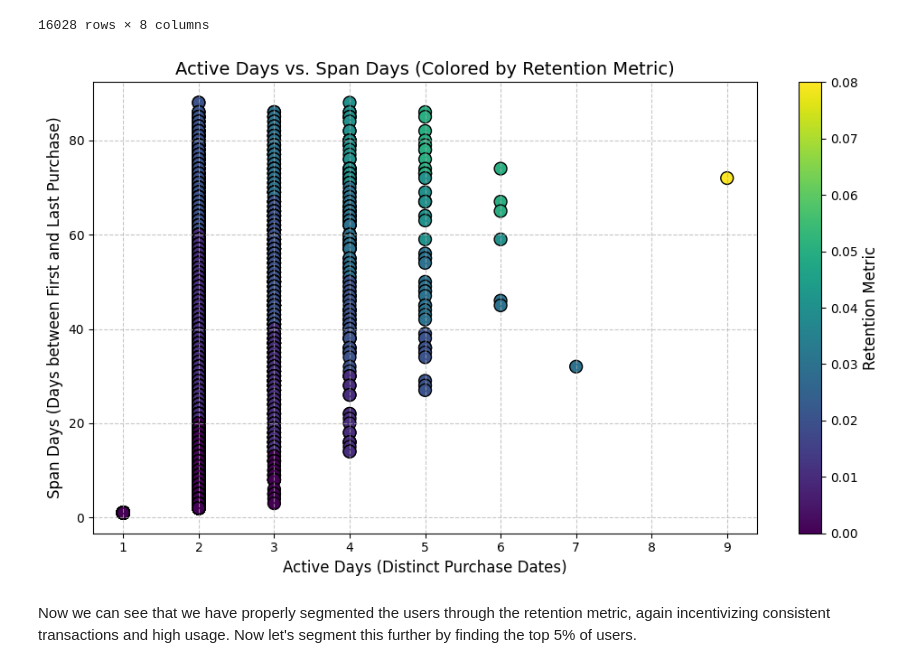
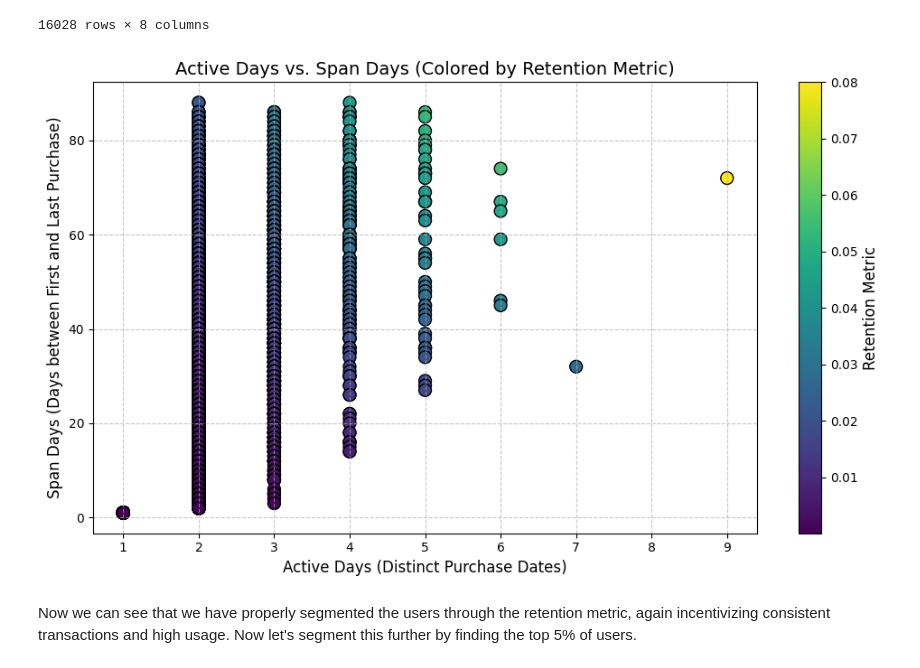
Before and after one commit to MyG1thubName/CompanyChallenge, a Jupyter notebook: FetchRewardTakeHome_DA_NguyenAdam.ipynb, the cells around one changed output. Saved outputs shown, nothing was run; the diff lists cells and outputs as text; code cells hidden in the pictures.

```diff
--- a/FetchRewardTakeHome_DA_NguyenAdam.ipynb
+++ b/FetchRewardTakeHome_DA_NguyenAdam.ipynb
@@ -1253,17 +1240,18 @@ user_retention
 16028 rows × 8 columns
 # %%
 plt.figure(figsize=(10, 6))
-sc = plt.scatter(user_retention['active_days'], user_retention['span_days'], c=yoy_growth['retention_metric'], cmap='viridis', s=100, edgecolor='black')
+sc = plt.scatter(user_retention['active_days'], user_retention['span_days'],
+                 c=user_retention['retention_metric'], cmap='viridis', s=100, edgecolor='black')
 plt.title("Active Days vs. Span Days (Colored by Retention Metric)", fontsize=14)
 plt.xlabel("Active Days (Distinct Purchase Dates)", fontsize=12)
 plt.ylabel("Span Days (Days between First and Last Purchase)", fontsize=12)
 cbar = plt.colorbar(sc)
 cbar.set_label("Retention Metric", fontsize=12)
 plt.grid(True, linestyle='--', alpha=0.7)
 plt.tight_layout()
 plt.show()
 # %% [output]
-[figure, old version]
+[figure, new version]
 # %% [markdown]
 Now we can see that we have properly segmented the users through the retention metric, again incentivizing consistent transactions and high usage. Now let's segment this further by finding the top 5% of users.
 # %%
```
Also changed, not shown: parts of 13 cells of this notebook, 1 other file.
